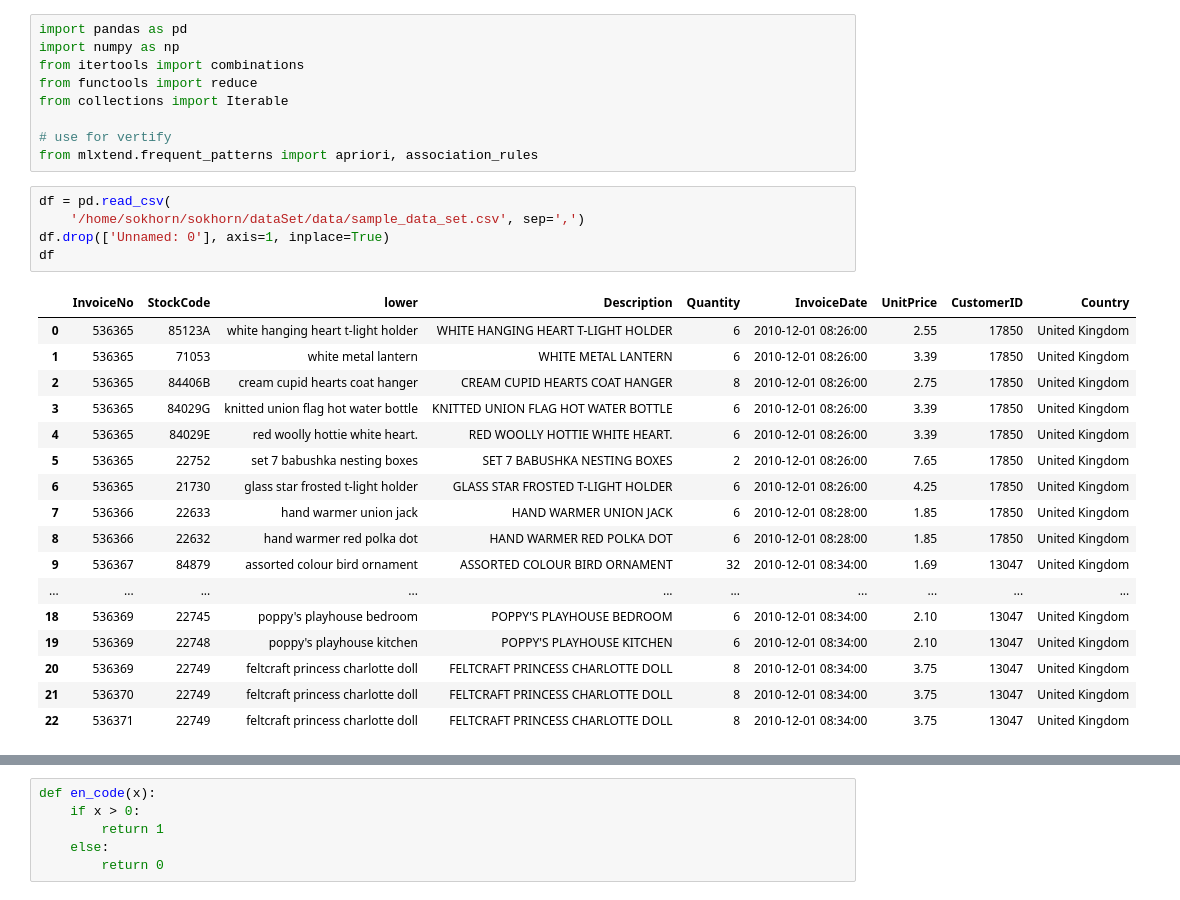
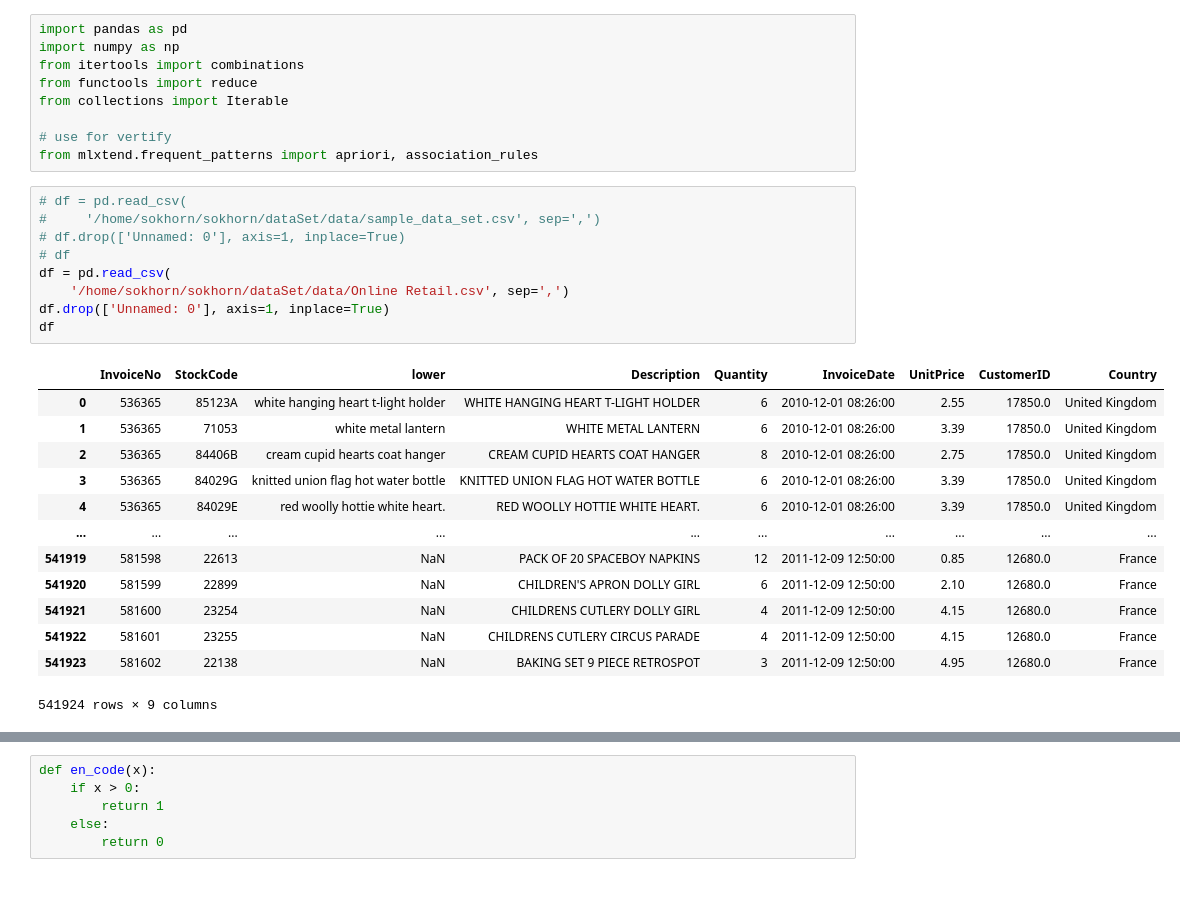
Before and after one commit to khysokhornrupp/RUPP-Apriori-, a Jupyter notebook: appriori/appriori.ipynb, the cells around one changed output, grey strips where cells are left out. Drawn from its saved outputs; the diff is of its cells as text.

```diff
--- a/appriori/appriori.ipynb
+++ b/appriori/appriori.ipynb
@@ -8,28 +8,28 @@ from collections import Iterable
 # use for vertify
 from mlxtend.frequent_patterns import apriori, association_rules
 # %%
+# df = pd.read_csv(
+#     '/home/sokhorn/sokhorn/dataSet/data/sample_data_set.csv', sep=',')
+# df.drop(['Unnamed: 0'], axis=1, inplace=True)
+# df
 df = pd.read_csv(
-    '/home/sokhorn/sokhorn/dataSet/data/sample_data_set.csv', sep=',')
+    '/home/sokhorn/sokhorn/dataSet/data/Online Retail.csv', sep=',')
 df.drop(['Unnamed: 0'], axis=1, inplace=True)
 df
 # %% [output]
 |  | InvoiceNo | StockCode | lower | Description | Quantity | InvoiceDate | UnitPrice | CustomerID | Country |
-| 0 | 536365 | 85123A | white hanging heart t-light holder | WHITE HANGING HEART T-LIGHT HOLDER | 6 | 2010-12-01 08:26:00 | 2.55 | 17850 | United Kingdom |
-| 1 | 536365 | 71053 | white metal lantern | WHITE METAL LANTERN | 6 | 2010-12-01 08:26:00 | 3.39 | 17850 | United Kingdom |
-| 2 | 536365 | 84406B | cream cupid hearts coat hanger | CREAM CUPID HEARTS COAT HANGER | 8 | 2010-12-01 08:26:00 | 2.75 | 17850 | United Kingdom |
-| 3 | 536365 | 84029G | knitted union flag hot water bottle | KNITTED UNION FLAG HOT WATER BOTTLE | 6 | 2010-12-01 08:26:00 | 3.39 | 17850 | United Kingdom |
-| 4 | 536365 | 84029E | red woolly hottie white heart. | RED WOOLLY HOTTIE WHITE HEART. | 6 | 2010-12-01 08:26:00 | 3.39 | 17850 | United Kingdom |
-| 5 | 536365 | 22752 | set 7 babushka nesting boxes | SET 7 BABUSHKA NESTING BOXES | 2 | 2010-12-01 08:26:00 | 7.65 | 17850 | United Kingdom |
-| 6 | 536365 | 21730 | glass star frosted t-light holder | GLASS STAR FROSTED T-LIGHT HOLDER | 6 | 2010-12-01 08:26:00 | 4.25 | 17850 | United Kingdom |
-| 7 | 536366 | 22633 | hand warmer union jack | HAND WARMER UNION JACK | 6 | 2010-12-01 08:28:00 | 1.85 | 17850 | United Kingdom |
-| 8 | 536366 | 22632 | hand warmer red polka dot | HAND WARMER RED POLKA DOT | 6 | 2010-12-01 08:28:00 | 1.85 | 17850 | United Kingdom |
-| 9 | 536367 | 84879 | assorted colour bird ornament | ASSORTED COLOUR BIRD ORNAMENT | 32 | 2010-12-01 08:34:00 | 1.69 | 13047 | United Kingdom |
+| 0 | 536365 | 85123A | white hanging heart t-light holder | WHITE HANGING HEART T-LIGHT HOLDER | 6 | 2010-12-01 08:26:00 | 2.55 | 17850.0 | United Kingdom |
+| 1 | 536365 | 71053 | white metal lantern | WHITE METAL LANTERN | 6 | 2010-12-01 08:26:00 | 3.39 | 17850.0 | United Kingdom |
+| 2 | 536365 | 84406B | cream cupid hearts coat hanger | CREAM CUPID HEARTS COAT HANGER | 8 | 2010-12-01 08:26:00 | 2.75 | 17850.0 | United Kingdom |
+| 3 | 536365 | 84029G | knitted union flag hot water bottle | KNITTED UNION FLAG HOT WATER BOTTLE | 6 | 2010-12-01 08:26:00 | 3.39 | 17850.0 | United Kingdom |
+| 4 | 536365 | 84029E | red woolly hottie white heart. | RED WOOLLY HOTTIE WHITE HEART. | 6 | 2010-12-01 08:26:00 | 3.39 | 17850.0 | United Kingdom |
 | ... | ... | ... | ... | ... | ... | ... | ... | ... | ... |
-| 18 | 536369 | 22745 | poppy's playhouse bedroom | POPPY'S PLAYHOUSE BEDROOM | 6 | 2010-12-01 08:34:00 | 2.10 | 13047 | United Kingdom |
-| 19 | 536369 | 22748 | poppy's playhouse kitchen | POPPY'S PLAYHOUSE KITCHEN | 6 | 2010-12-01 08:34:00 | 2.10 | 13047 | United Kingdom |
-| 20 | 536369 | 22749 | feltcraft princess charlotte doll | FELTCRAFT PRINCESS CHARLOTTE DOLL | 8 | 2010-12-01 08:34:00 | 3.75 | 13047 | United Kingdom |
-| 21 | 536370 | 22749 | feltcraft princess charlotte doll | FELTCRAFT PRINCESS CHARLOTTE DOLL | 8 | 2010-12-01 08:34:00 | 3.75 | 13047 | United Kingdom |
-| 22 | 536371 | 22749 | feltcraft princess charlotte doll | FELTCRAFT PRINCESS CHARLOTTE DOLL | 8 | 2010-12-01 08:34:00 | 3.75 | 13047 | United Kingdom |
+| 541919 | 581598 | 22613 | NaN | PACK OF 20 SPACEBOY NAPKINS | 12 | 2011-12-09 12:50:00 | 0.85 | 12680.0 | France |
+| 541920 | 581599 | 22899 | NaN | CHILDREN'S APRON DOLLY GIRL | 6 | 2011-12-09 12:50:00 | 2.10 | 12680.0 | France |
+| 541921 | 581600 | 23254 | NaN | CHILDRENS CUTLERY DOLLY GIRL | 4 | 2011-12-09 12:50:00 | 4.15 | 12680.0 | France |
+| 541922 | 581601 | 23255 | NaN | CHILDRENS CUTLERY CIRCUS PARADE | 4 | 2011-12-09 12:50:00 | 4.15 | 12680.0 | France |
+| 541923 | 581602 | 22138 | NaN | BAKING SET 9 PIECE RETROSPOT | 3 | 2011-12-09 12:50:00 | 4.95 | 12680.0 | France |
+541924 rows × 9 columns
 # %%
 sample_dataset = df[[
     'InvoiceNo',
```
Also changed, not shown: parts of 31 cells of this notebook.
